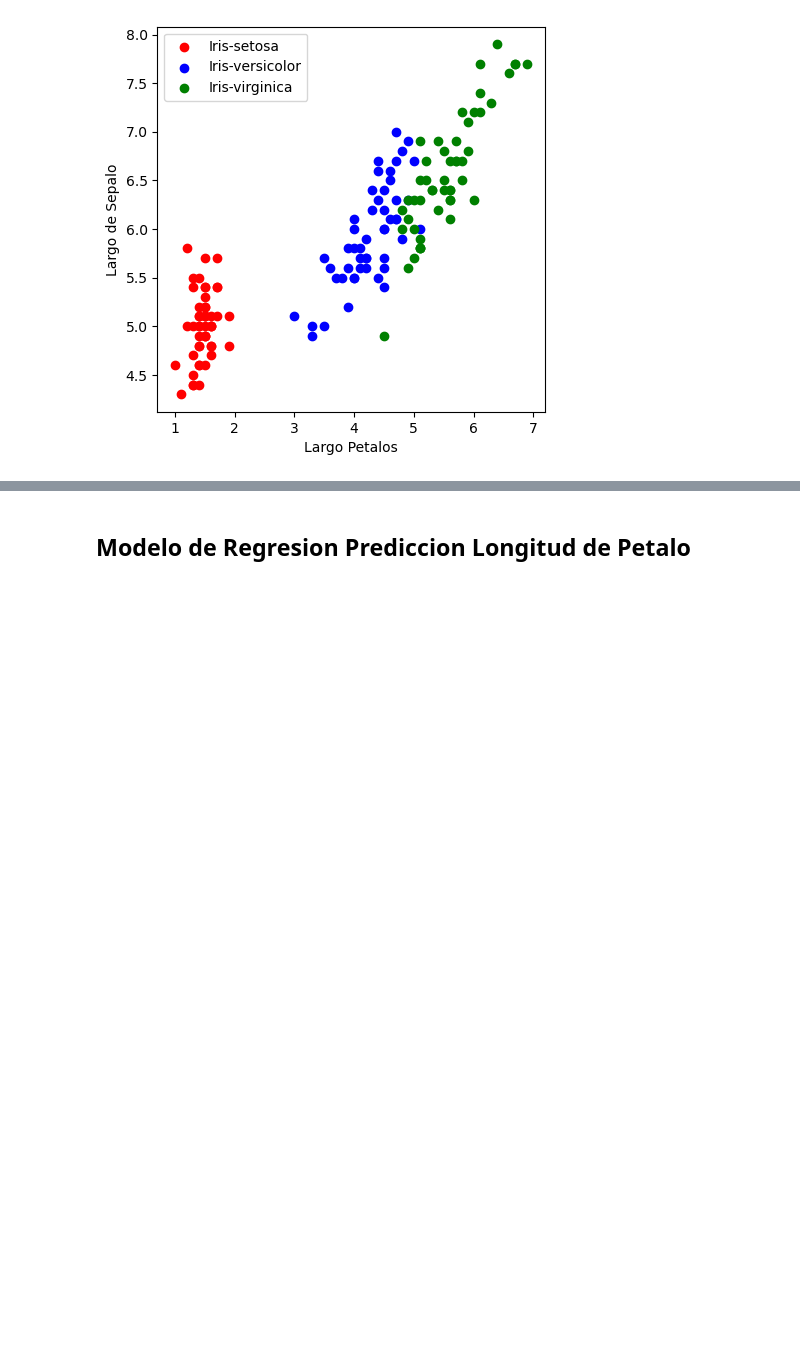
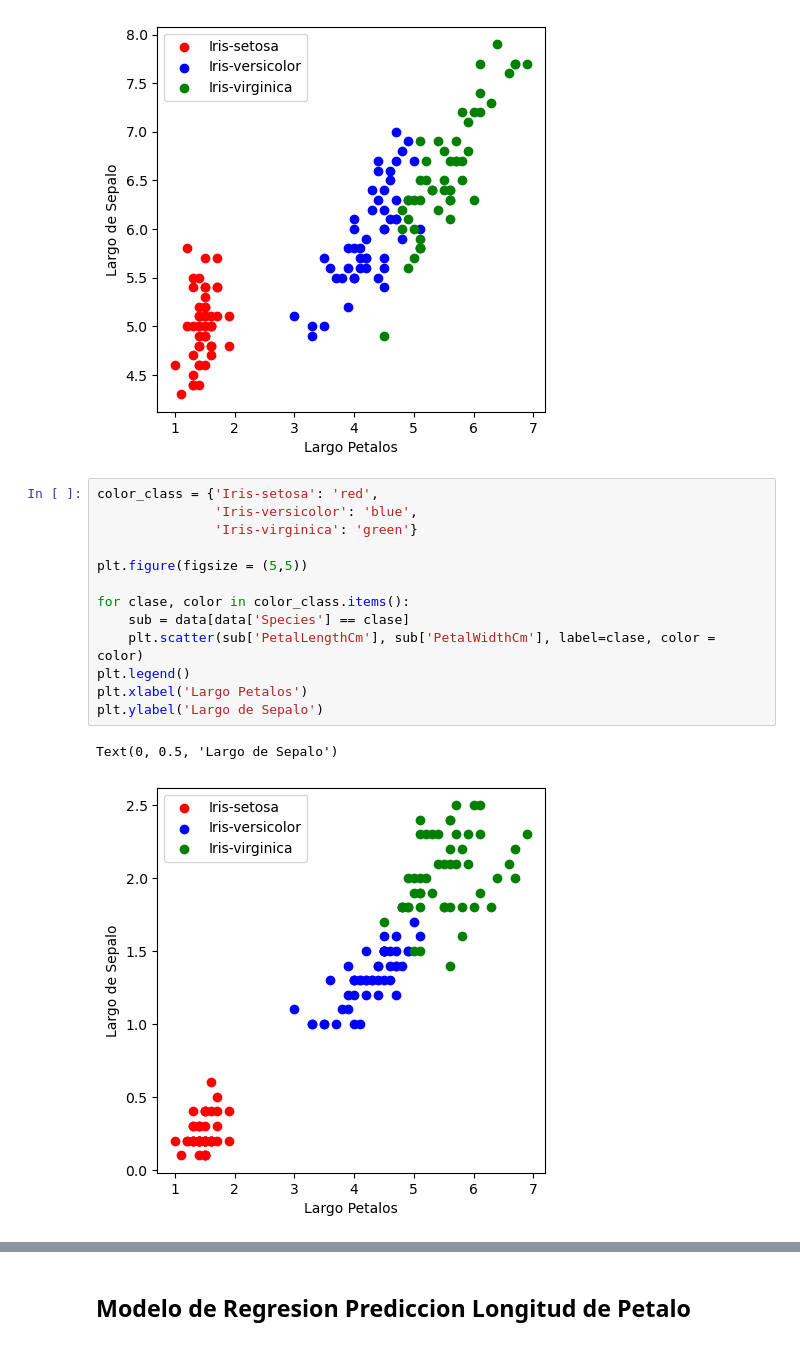
Before and after one commit to 2Nisavi2/Iris-power-BI, a Jupyter notebook: Modelado/Iris_Predict_Regre.ipynb, the cells around one changed output, grey strips where cells are left out. Cells and saved outputs as stored; diff of their text form; blank space fills up the shorter version.

```diff
--- a/Modelado/Iris_Predict_Regre.ipynb
+++ b/Modelado/Iris_Predict_Regre.ipynb
@@ -108,3 +108,19 @@ plt.ylabel('Largo de Sepalo')
 # %% [output]
 Text(0, 0.5, 'Largo de Sepalo')
 [figure]
+# %%
+color_class = {'Iris-setosa': 'red',
+               'Iris-versicolor': 'blue',
+               'Iris-virginica': 'green'}
+
+plt.figure(figsize = (5,5))
+
+for clase, color in color_class.items():
+    sub = data[data['Species'] == clase]
+    plt.scatter(sub['PetalLengthCm'], sub['PetalWidthCm'], label=clase, color = color)
+plt.legend()
+plt.xlabel('Largo Petalos')
+plt.ylabel('Largo de Sepalo')
+# %% [output]
+Text(0, 0.5, 'Largo de Sepalo')
+[figure, added]
```
Also changed, not shown: parts of 20 cells of this notebook.
